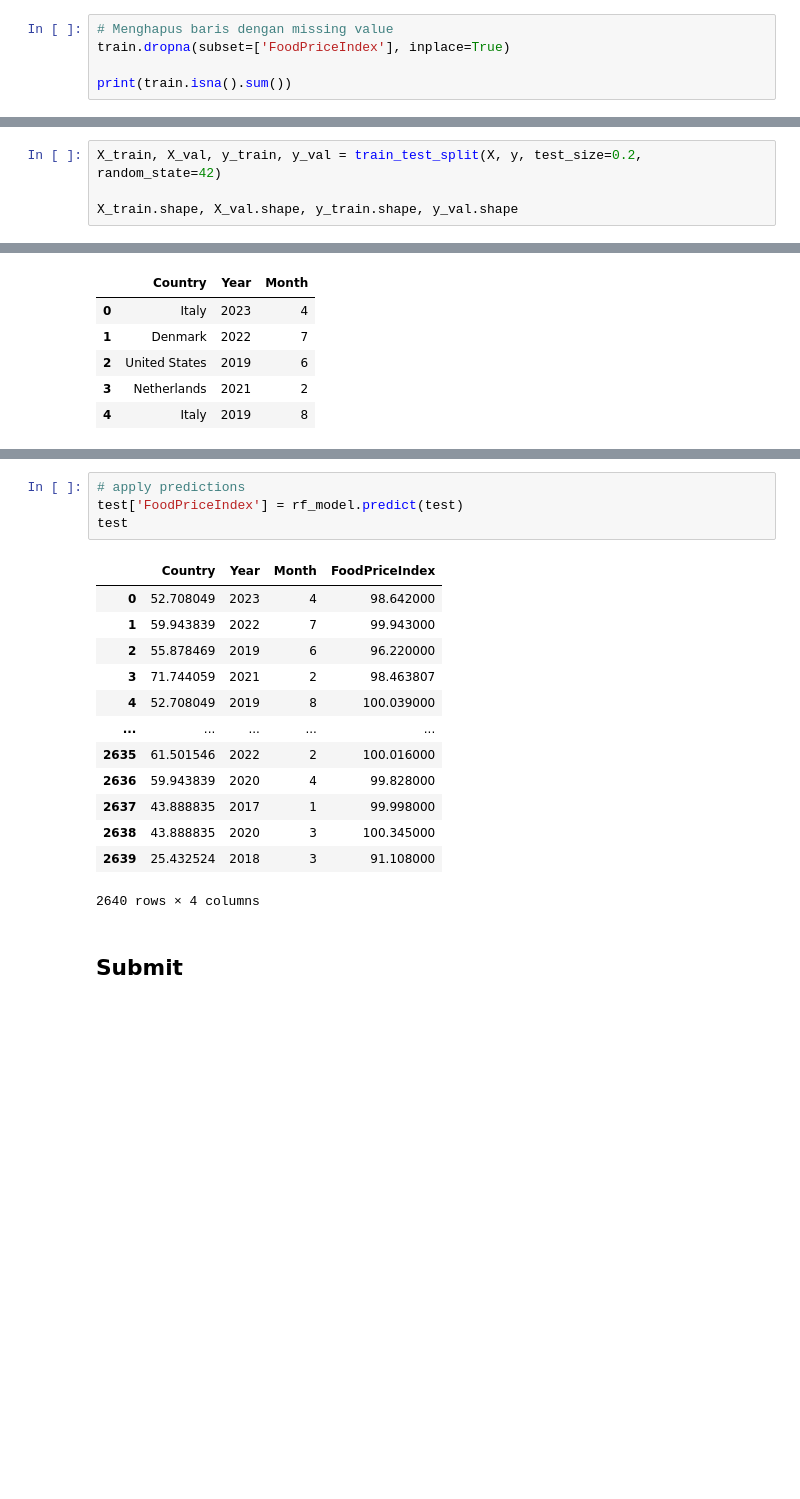
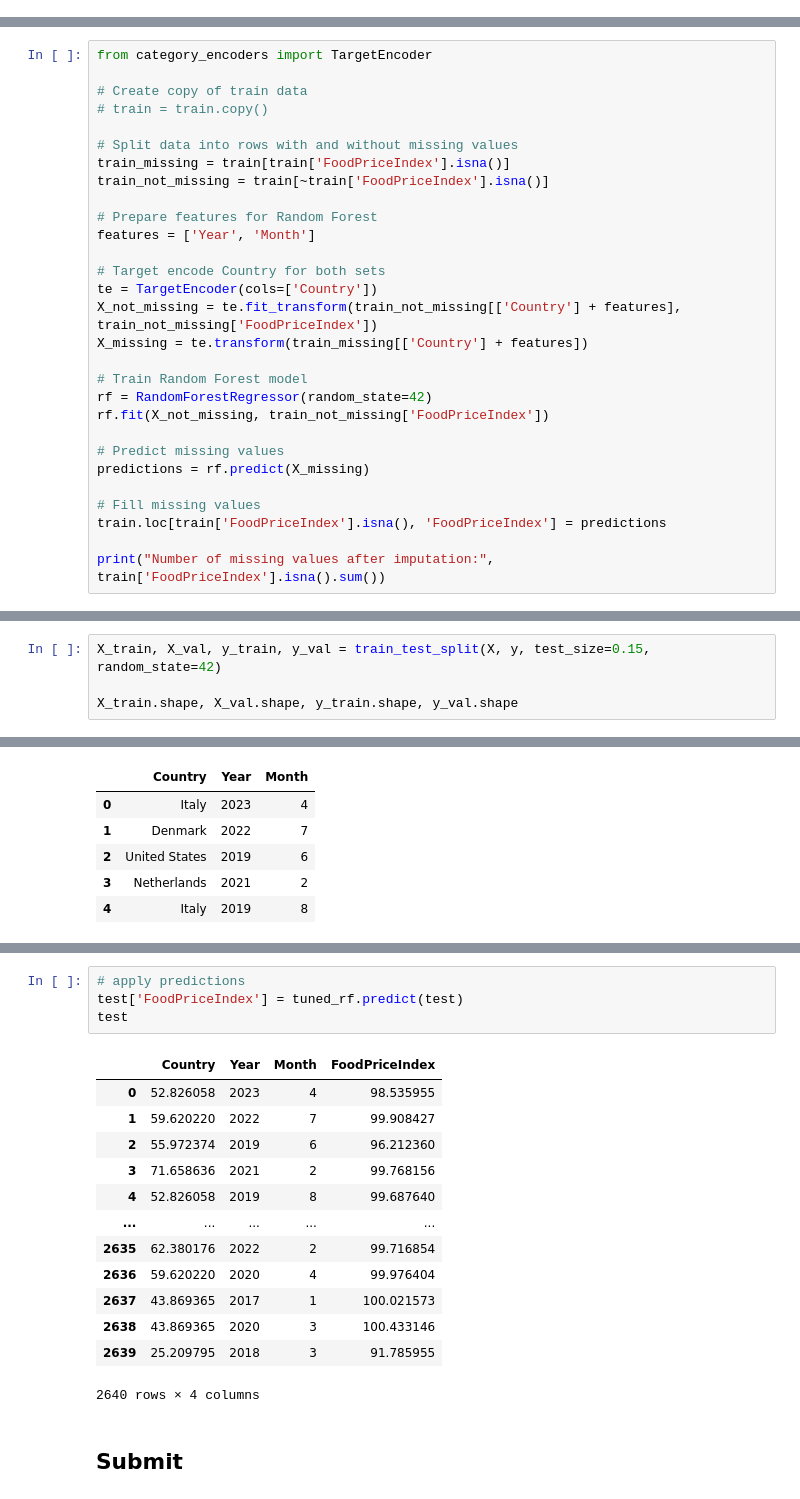
Before and after one commit to Ardavaa/adikara-fif, a Jupyter notebook: data-mining/main.ipynb, the cells around one changed output, grey strips where cells are left out. Saved outputs shown, nothing was run; the diff lists cells and outputs as text; blank space fills up the shorter version.

```diff
--- a/data-mining/main.ipynb
+++ b/data-mining/main.ipynb
@@ -67,8 +67,3 @@ FoodPriceIndex    0.029959
 dtype: float64
 # %% [markdown]
 missing value < 0.05 berarti kita remove aja yang missing value (`Complete Case Analysis`)
-# %%
-# Menghapus baris dengan missing value
-train.dropna(subset=['FoodPriceIndex'], inplace=True)
-
-print(train.isna().sum())
@@ -81,0 +70,29 @@ dtype: int64
+# %%
+from category_encoders import TargetEncoder
+
+# Create copy of train data
+# train = train.copy()
+
+# Split data into rows with and without missing values
+train_missing = train[train['FoodPriceIndex'].isna()]
+train_not_missing = train[~train['FoodPriceIndex'].isna()]
+
+# Prepare features for Random Forest
+features = ['Year', 'Month']
+
+# Target encode Country for both sets
+te = TargetEncoder(cols=['Country'])
+X_not_missing = te.fit_transform(train_not_missing[['Country'] + features], train_not_missing['FoodPriceIndex'])
+X_missing = te.transform(train_missing[['Country'] + features])
+
+# Train Random Forest model
+rf = RandomForestRegressor(random_state=42)
+rf.fit(X_not_missing, train_not_missing['FoodPriceIndex'])
+
+# Predict missing values
+predictions = rf.predict(X_missing)
+
+# Fill missing values
+train.loc[train['FoodPriceIndex'].isna(), 'FoodPriceIndex'] = predictions
+
+print("Number of missing values after imputation:", train['FoodPriceIndex'].isna().sum())
@@ -206,7 +225,7 @@ No need to handle outlier, karena data kita juga terdistribusi uniform.
 X = train.drop(columns=['FoodPriceIndex', 'id'])
 y = train['FoodPriceIndex']
 # %%
-X_train, X_val, y_train, y_val = train_test_split(X, y, test_size=0.2, random_state=42)
+X_train, X_val, y_train, y_val = train_test_split(X, y, test_size=0.15, random_state=42)
 
 X_train.shape, X_val.shape, y_train.shape, y_val.shape
 # %% [output]
@@ -526,20 +499,20 @@ test.head()
 # %%
 # apply predictions
-test['FoodPriceIndex'] = rf_model.predict(test)
+test['FoodPriceIndex'] = tuned_rf.predict(test)
 test
 # %% [output]
 |  | Country | Year | Month | FoodPriceIndex |
-| 0 | 52.708049 | 2023 | 4 | 98.642000 |
-| 1 | 59.943839 | 2022 | 7 | 99.943000 |
-| 2 | 55.878469 | 2019 | 6 | 96.220000 |
-| 3 | 71.744059 | 2021 | 2 | 98.463807 |
-| 4 | 52.708049 | 2019 | 8 | 100.039000 |
+| 0 | 52.826058 | 2023 | 4 | 98.535955 |
+| 1 | 59.620220 | 2022 | 7 | 99.908427 |
+| 2 | 55.972374 | 2019 | 6 | 96.212360 |
+| 3 | 71.658636 | 2021 | 2 | 99.768156 |
+| 4 | 52.826058 | 2019 | 8 | 99.687640 |
 | ... | ... | ... | ... | ... |
-| 2635 | 61.501546 | 2022 | 2 | 100.016000 |
-| 2636 | 59.943839 | 2020 | 4 | 99.828000 |
-| 2637 | 43.888835 | 2017 | 1 | 99.998000 |
-| 2638 | 43.888835 | 2020 | 3 | 100.345000 |
-| 2639 | 25.432524 | 2018 | 3 | 91.108000 |
+| 2635 | 62.380176 | 2022 | 2 | 99.716854 |
+| 2636 | 59.620220 | 2020 | 4 | 99.976404 |
+| 2637 | 43.869365 | 2017 | 1 | 100.021573 |
+| 2638 | 43.869365 | 2020 | 3 | 100.433146 |
+| 2639 | 25.209795 | 2018 | 3 | 91.785955 |
 2640 rows × 4 columns
 # %% [markdown]
 ## Submit
```
Also changed, not shown: parts of 24 cells of this notebook, 9 other files.
